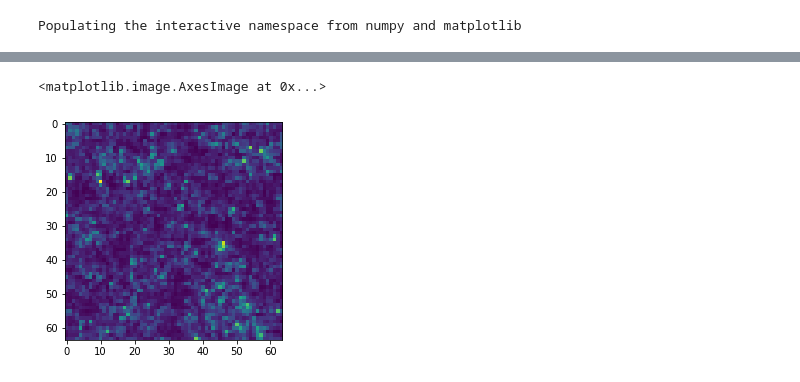
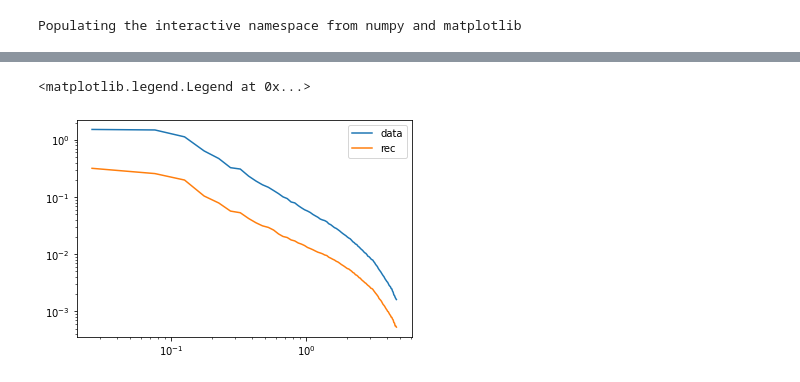
Before and after one commit to DifferentiableUniverseInitiative/DHOD, a Jupyter notebook: nb/PowerSpectrum.ipynb, the cells around one changed output, grey strips where cells are left out. Cells and saved outputs as stored; diff of their text form; code cells hidden in the pictures.

```diff
--- a/nb/PowerSpectrum.ipynb
+++ b/nb/PowerSpectrum.ipynb
@@ -99,6 +192,12 @@ imshow(rho.numpy()[0].sum(axis=0))
-# %%
-# That's the satellites alone
-imshow(rho2.numpy()[0].sum(axis=1))
-# %% [output]
-<matplotlib.image.AxesImage at 0x...>
-[figure, removed]
+# %%
+k2, pkr2 = pk(sample(tf_halocat, 12.52, 0.26)[0],
+         shape=rho[0].shape,
+         boxsize= np.array([128,128,128]), # WARNING: That's not the right size
+         kmin=0.001,dk=.05)
+# %%
+loglog(k1,pkr1, label='data')
+loglog(k2,pkr2, label='rec')
+legend()
+# %% [output]
+<matplotlib.legend.Legend at 0x...>
+[figure, added]
```
Also changed, not shown: parts of 29 cells of this notebook.
